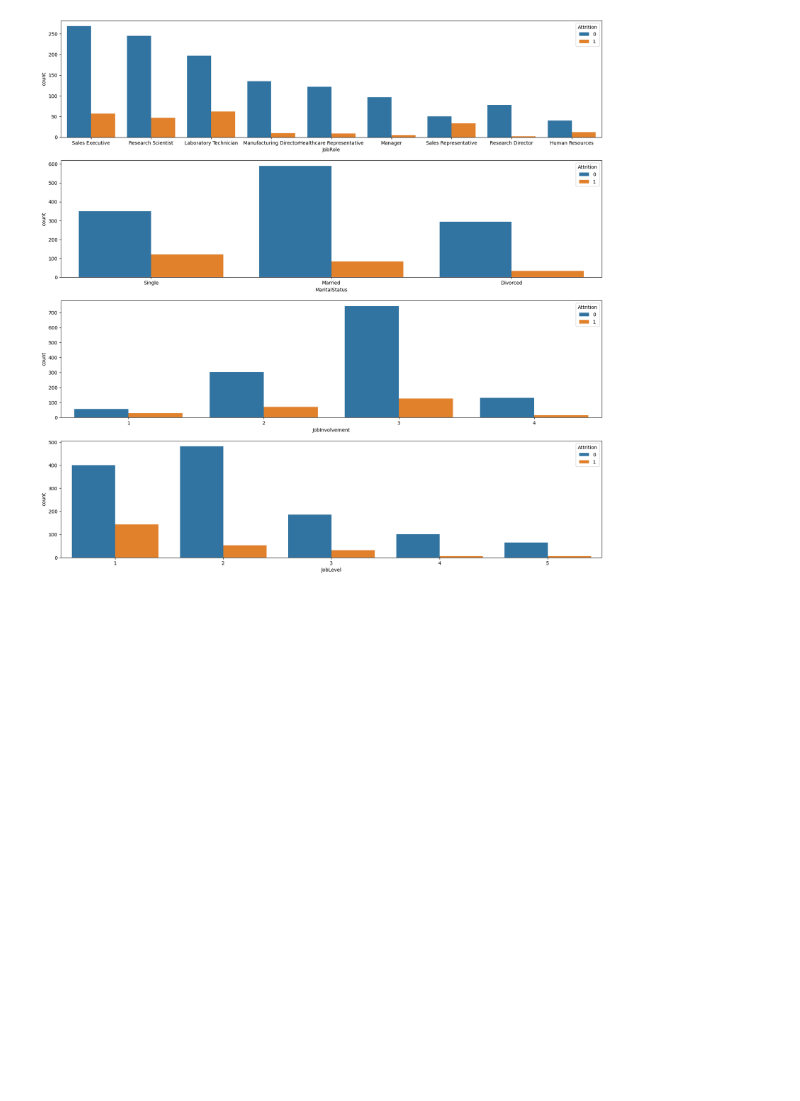
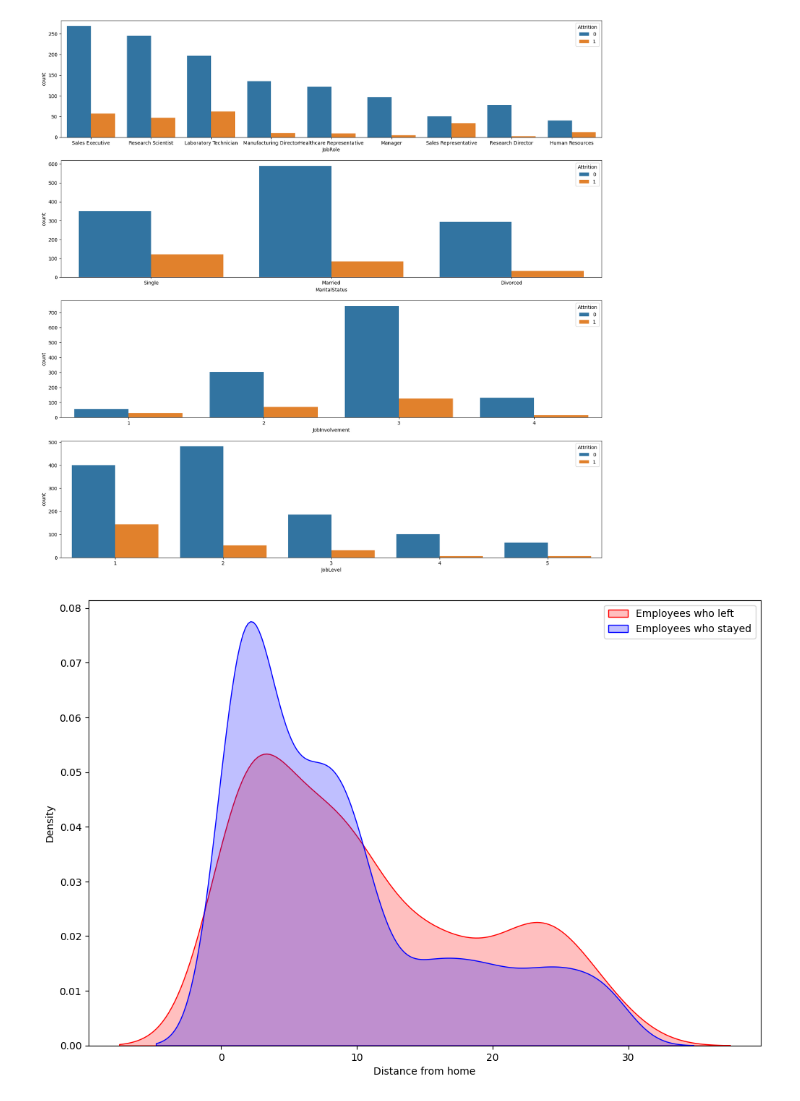
Before and after one commit to drv-j/ACMDIGW, a Jupyter notebook: ACMDIGT223_24_ML_JACINTO.ipynb, the cells around one changed output. Drawn from its saved outputs; the diff is of its cells as text; code cells hidden in the pictures; blank space fills up the shorter version.

```diff
--- a/ACMDIGT223_24_ML_JACINTO.ipynb
+++ b/ACMDIGT223_24_ML_JACINTO.ipynb
@@ -205,3 +214,17 @@ plt.subplot (414)
 sns.countplot(data = df, x = 'JobLevel', hue = 'Attrition');
 # %% [output]
 [figure]
+# %%
+# visualize the distance from home against those employees who left vs who stayed using a kernel density estimate
+plt.figure(figsize = (12,8))
+sns.kdeplot(emp_left['DistanceFromHome'], label = 'Employees who left', fill = True, color = 'r')
+sns.kdeplot(emp_stay['DistanceFromHome'], label = 'Employees who stayed', fill = True, color = 'b')
+
+plt.xlabel('Distance from home')
+plt.legend();
+
+#explanation: If you look at the blue it represents those who stayed.
+#If you can see the density is highest around the 5 miles mark, indicating that those closer to home are more likely to stay
+#While those who left (in red) as slightly further from home
+# %% [output]
+[figure, added]
```
Also changed, not shown: parts of 35 cells of this notebook.
